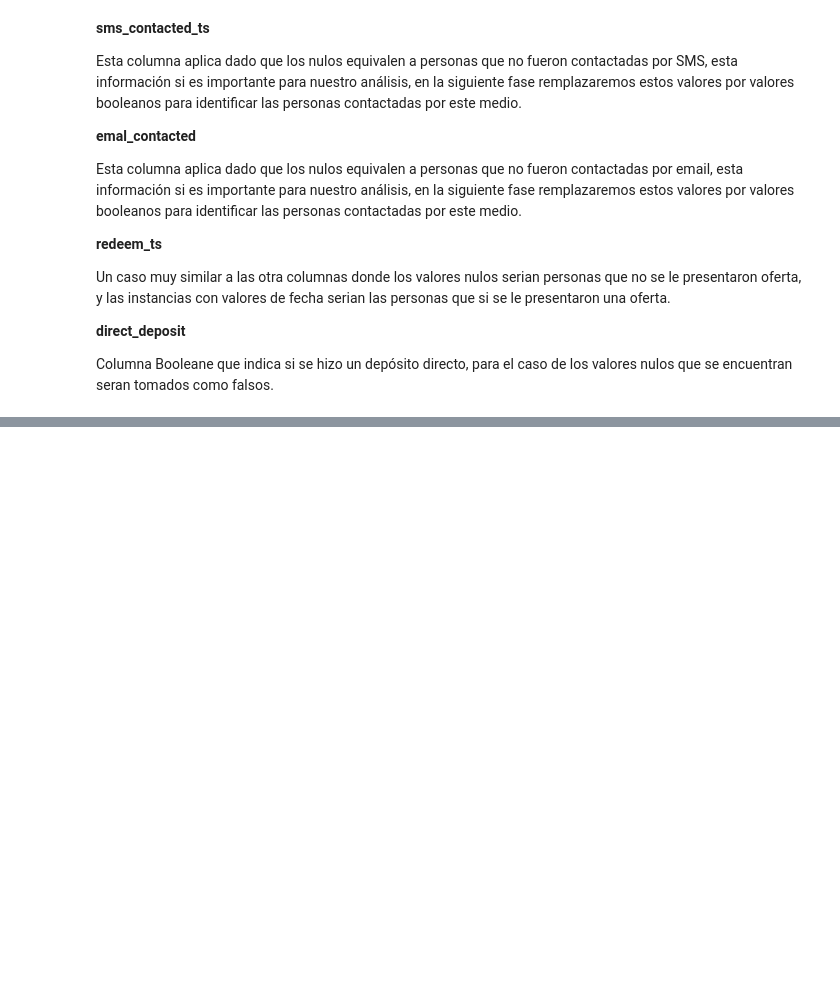
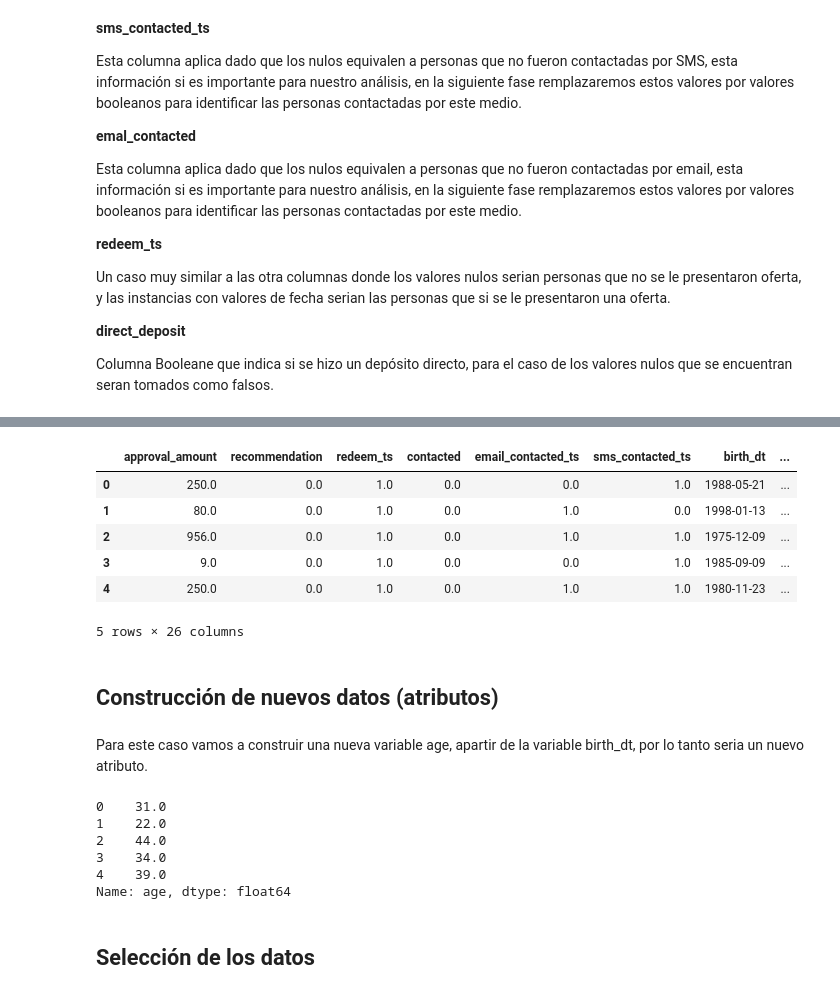
Before and after one commit to Jsf0000/DataMining, a Jupyter notebook: ProyectoFinal/ProyectoFinal.ipynb, the cells around one changed output, grey strips where cells are left out. Drawn from its saved outputs; the diff is of its cells as text; code cells hidden in the pictures; blank space fills up the shorter version.

```diff
--- a/ProyectoFinal/ProyectoFinal.ipynb
+++ b/ProyectoFinal/ProyectoFinal.ipynb
@@ -292,0 +358,2 @@ Columna Booleane que indica si se hizo un depósito directo, para el caso de los
+# %%
+df1 = df1.drop(columns=['collections_category','amount_financed','last_payment_amount'])
@@ -292,0 +366,3 @@ Columna Booleane que indica si se hizo un depósito directo, para el caso de los
+# %%
+df1 = df1.dropna()
+df1.shape
@@ -292,0 +399,2 @@ Columna Booleane que indica si se hizo un depósito directo, para el caso de los
+# %%
+df1 = df1.drop(columns=['merchant_id','id'])
@@ -292,0 +456,36 @@ Columna Booleane que indica si se hizo un depósito directo, para el caso de los
+# %%
+from sklearn.preprocessing import LabelEncoder
+from sklearn.preprocessing import OrdinalEncoder
+
+encoder = OrdinalEncoder()
+df1.redeem_ts = encoder.fit_transform(df1.redeem_ts.values.reshape(-1, 1))
+df1.contacted = encoder.fit_transform(df1.contacted.values.reshape(-1, 1))
+df1.email_contacted_ts = encoder.fit_transform(df1.email_contacted_ts.values.reshape(-1, 1))
+df1.sms_contacted_ts = encoder.fit_transform(df1.sms_contacted_ts.values.reshape(-1, 1))
+df1.state = encoder.fit_transform(df1.state.values.reshape(-1, 1))
+df1.city = encoder.fit_transform(df1.city.values.reshape(-1, 1))
+df1.payment_frequency = encoder.fit_transform(df1.payment_frequency.values.reshape(-1, 1))
+df1.rent_or_own = encoder.fit_transform(df1.rent_or_own.values.reshape(-1, 1))
+df1.account_payment_method = encoder.fit_transform(df1.account_payment_method.values.reshape(-1, 1))
+df1.data_correction = encoder.fit_transform(df1.data_correction.values.reshape(-1, 1))
+df1.source = encoder.fit_transform(df1.source.values.reshape(-1, 1))
+df1.initial_decision = encoder.fit_transform(df1.initial_decision.values.reshape(-1, 1))
+df1.direct_deposit = encoder.fit_transform(df1.direct_deposit.values.reshape(-1, 1))
+df1.language_preference = encoder.fit_transform(df1.language_preference.values.reshape(-1, 1))
+df1.recommendation = encoder.fit_transform(df1.recommendation.values.reshape(-1, 1))
+df1.military_applicant = encoder.fit_transform(df1.military_applicant.values.reshape(-1, 1))
+df1.black_listed = encoder.fit_transform(df1.black_listed.values.reshape(-1, 1))
+# %%
+df1.head()
+# %% [output]
+|  | approval_amount | recommendation | redeem_ts | contacted | email_contacted_ts | sms_contacted_ts | birth_dt | ... |
+| 0 | 250.0 | 0.0 | 1.0 | 0.0 | 0.0 | 1.0 | 1988-05-21 | ... |
+| 1 | 80.0 | 0.0 | 1.0 | 0.0 | 1.0 | 0.0 | 1998-01-13 | ... |
+| 2 | 956.0 | 0.0 | 1.0 | 0.0 | 1.0 | 1.0 | 1975-12-09 | ... |
+| 3 | 9.0 | 0.0 | 1.0 | 0.0 | 0.0 | 1.0 | 1985-09-09 | ... |
+| 4 | 250.0 | 0.0 | 1.0 | 0.0 | 1.0 | 1.0 | 1980-11-23 | ... |
+5 rows × 26 columns
+# %% [markdown]
+## Construcción de nuevos datos (atributos)
+# %% [markdown]
+Para este caso vamos a construir una nueva variable age, apartir de la variable birth_dt, por lo tanto seria un nuevo atributo.
@@ -292,0 +497,11 @@ Columna Booleane que indica si se hizo un depósito directo, para el caso de los
+# %%
+df1.age.head()
+# %% [output]
+0    31.0
+1    22.0
+2    44.0
+3    34.0
+4    39.0
+Name: age, dtype: float64
+# %% [markdown]
+## Selección de los datos
```
Also changed, not shown: parts of 42 cells of this notebook.
